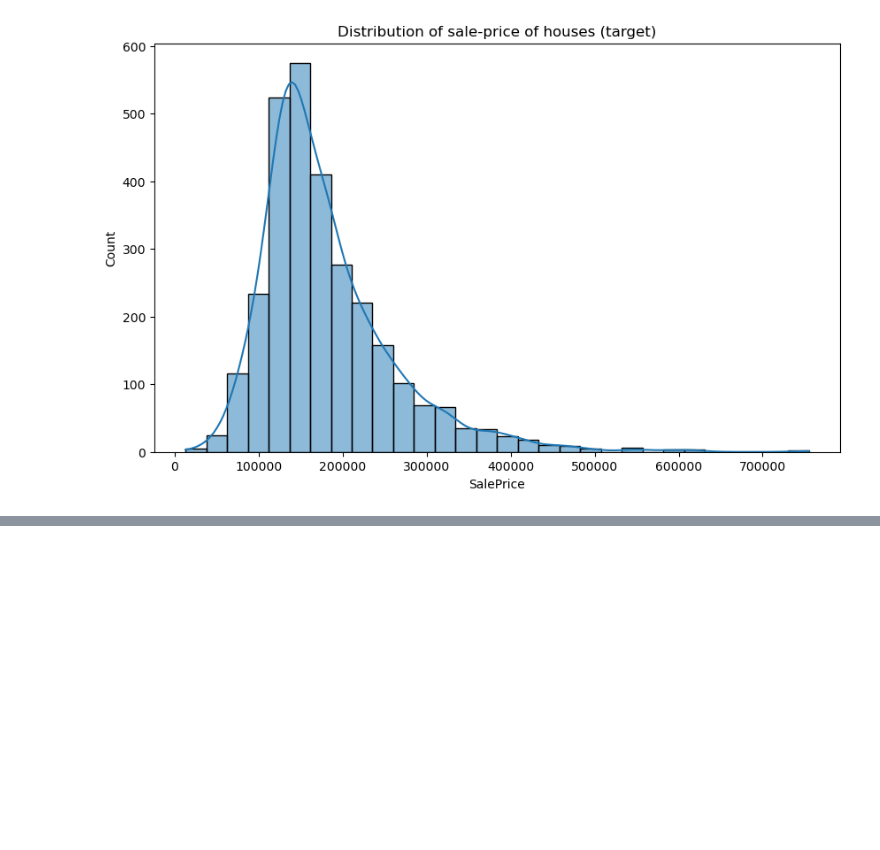
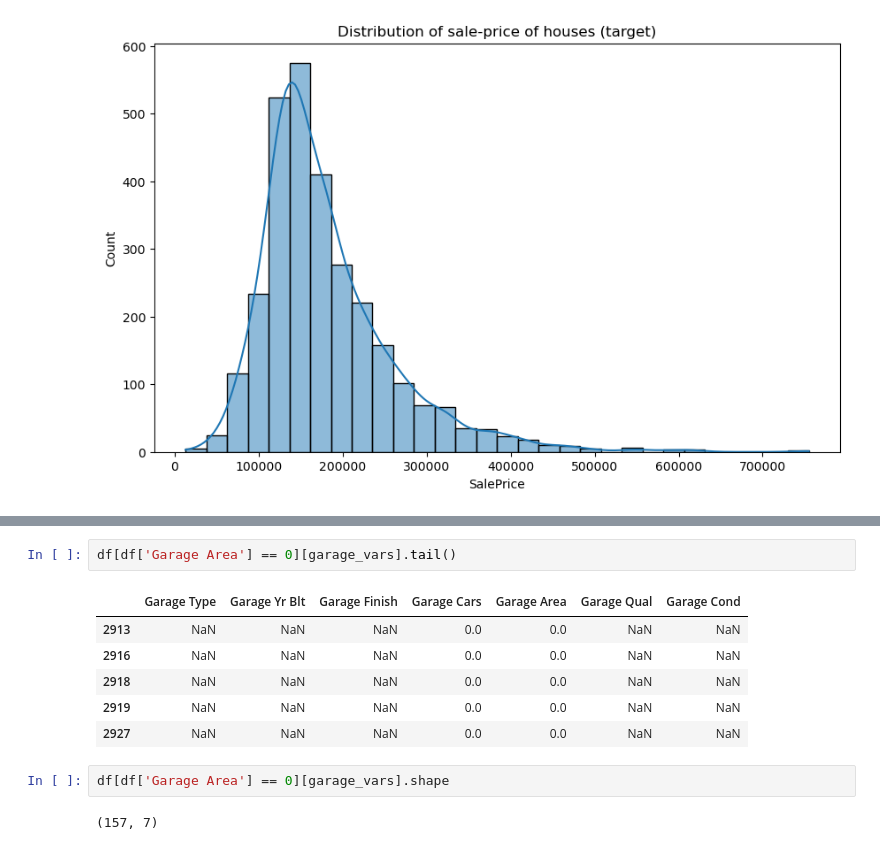
Before and after one commit to ameeqio/house-price-prediction-ml, a Jupyter notebook: notebooks/eda.ipynb, the cells around one changed output, grey strips where cells are left out. Saved outputs shown, nothing was run; the diff lists cells and outputs as text; blank space fills up the shorter version.

```diff
--- a/notebooks/eda.ipynb
+++ b/notebooks/eda.ipynb
@@ -146,0 +194,13 @@ quant_features = ['Order', 'PID', 'MS SubClass', 'Lot Frontage', 'Lot Area',
+# %%
+df[df['Garage Area'] == 0][garage_vars].tail()
+# %% [output]
+|  | Garage Type | Garage Yr Blt | Garage Finish | Garage Cars | Garage Area | Garage Qual | Garage Cond |
+| 2913 | NaN | NaN | NaN | 0.0 | 0.0 | NaN | NaN |
+| 2916 | NaN | NaN | NaN | 0.0 | 0.0 | NaN | NaN |
+| 2918 | NaN | NaN | NaN | 0.0 | 0.0 | NaN | NaN |
+| 2919 | NaN | NaN | NaN | 0.0 | 0.0 | NaN | NaN |
+| 2927 | NaN | NaN | NaN | 0.0 | 0.0 | NaN | NaN |
+# %%
+df[df['Garage Area'] == 0][garage_vars].shape
+# %% [output]
+(157, 7)
```
Also changed, not shown: parts of 7 cells of this notebook, 1 other file.
